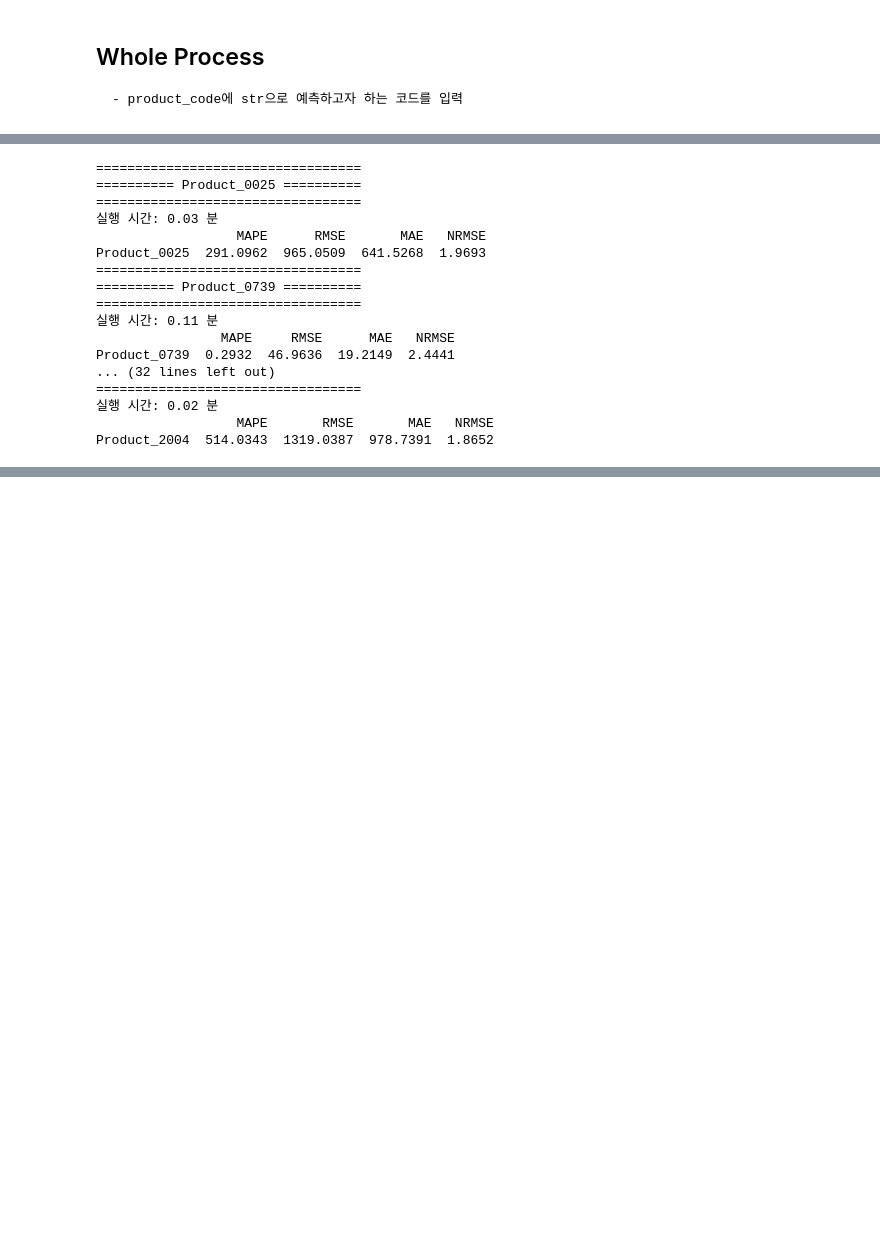
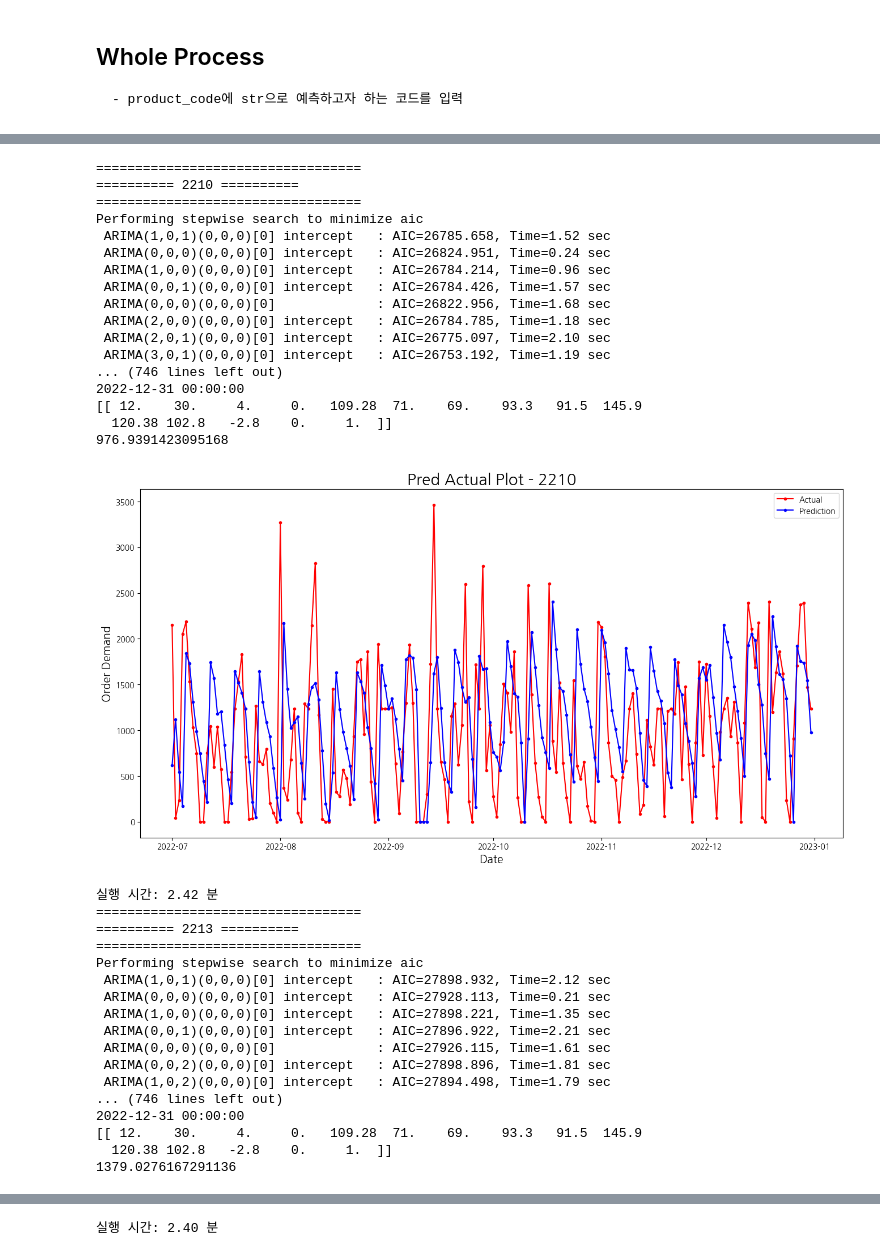
Before and after one commit to Hasaero/Demand_Forecasting_EEMD, a Jupyter notebook: ARIMA/ARIMA_Single.ipynb, the cells around one changed output, grey strips where cells are left out. Drawn from its saved outputs; the diff is of its cells as text; code cells hidden in the pictures; blank space fills up the shorter version.

Commit message:
ARIMAX_0929

```diff
--- a/ARIMA/ARIMA_Single.ipynb
+++ b/ARIMA/ARIMA_Single.ipynb
@@ -43,7 +43,7 @@ plt.rc('font', family='NanumGothic')
 # %% [markdown]
 ## Data Explore
 # %%
-df = pd.read_csv("../Data/JW_capstone.csv")
+df = pd.read_csv("../Data/All_capstone_df.csv")
 df['Date'] = pd.to_datetime(df['Date'])
 # %% [markdown]
 ---
@@ -71,9 +71,9 @@ def split_data(product_df):
 def ARIMA_single(product_df):
 
     train_df, test_df = split_data(product_df)
-
+    features = product_df.drop(['y', 'Date','Product', '년월'], axis=1).columns.tolist()
     predictions = []
-    best_model = auto_arima(train_df['y'],
+    best_model = auto_arima(train_df['y'], X=train_df[features],
                             start_p=1, start_q=1,
                             max_p=5, max_q=5,
                             max_d=2, trace=True,
@@ -81,16 +81,18 @@ def ARIMA_single(product_df):
 
     for test_date in test_df['Date']:
         print(test_date)
-        # test_date -= timedelta(days=1)
-        # Use data up to the day before the test date to train the model
-        train_until_test_df = product_df[product_df['Date'] < test_date]
 
-        # fitting the model with best(p,d,q)
-        best_model_fit = best_model.fit(train_until_test_df['y'])
+        test_date_prev_1 = test_date - pd.Timedelta(days=1)
+        train_until_test_df = product_df[product_df['Date'] <= test_date_prev_1]
 
-        # 1일 뒤의 값을 예측하고, 예측값에 새롭게 추가
-        prediction = best_model_fit.predict(n_periods=1).reset_index(drop=True)[0]
-        predictions.append(max(0, prediction))  # replace negative predictions with 0
+        best_model_fit = best_model.fit(train_until_test_df['y'], X=train_until_test_df[features])
+
+        # Using exogenous variables of the day before the test date for prediction
+        exog_for_pred = train_until_test_df[train_until_test_df['Date'] == test_date_prev_1][features].values.reshape(1, -1)
+        print(exog_for_pred)
+        prediction = best_model_fit.predict(n_periods=1, X=exog_for_pred).iloc[0]
+        print(prediction)
+        predictions.append(max(0, prediction))
 
     # Create a DataFrame to hold the result
     res_df = test_df.copy()
@@ -232,24 +238,45 @@ def execute_single_ARIMA(product_code):
 # %%
-for code in df['Product'].unique():
+all_metric = pd.DataFrame()
+
+for code in df['Product'].unique()[:2]:
     print("==================================")
     print(f"========== { code } ==========")
     print("==================================")
-    execute_single_ARIMA(code)
+    tmp_metric = execute_single_ARIMA(code)
+    all_metric = pd.concat([all_metric, tmp_metric])
 # %% [output]
 ==================================
-========== Product_0025 ==========
+========== 2210 ==========
 ==================================
-실행 시간: 0.03 분
-                  MAPE      RMSE       MAE   NRMSE
-Product_0025  291.0962  965.0509  641.5268  1.9693
-==================================
-========== Product_0739 ==========
-==================================
-실행 시간: 0.11 분
-                MAPE     RMSE      MAE   NRMSE
-Product_0739  0.2932  46.9636  19.2149  2.4441
-... (32 lines left out)
-==================================
-실행 시간: 0.02 분
-                  MAPE       RMSE       MAE   NRMSE
-Product_2004  514.0343  1319.0387  978.7391  1.8652
+Performing stepwise search to minimize aic
+ ARIMA(1,0,1)(0,0,0)[0] intercept   : AIC=26785.658, Time=1.52 sec
+ ARIMA(0,0,0)(0,0,0)[0] intercept   : AIC=26824.951, Time=0.24 sec
+ ARIMA(1,0,0)(0,0,0)[0] intercept   : AIC=26784.214, Time=0.96 sec
+ ARIMA(0,0,1)(0,0,0)[0] intercept   : AIC=26784.426, Time=1.57 sec
+ ARIMA(0,0,0)(0,0,0)[0]             : AIC=26822.956, Time=1.68 sec
+ ARIMA(2,0,0)(0,0,0)[0] intercept   : AIC=26784.785, Time=1.18 sec
+ ARIMA(2,0,1)(0,0,0)[0] intercept   : AIC=26775.097, Time=2.10 sec
+ ARIMA(3,0,1)(0,0,0)[0] intercept   : AIC=26753.192, Time=1.19 sec
+... (746 lines left out)
+2022-12-31 00:00:00
+[[ 12.    30.     4.     0.   109.28  71.    69.    93.3   91.5  145.9
+  120.38 102.8   -2.8    0.     1.  ]]
+976.9391423095168
+[figure, added]
+실행 시간: 2.42 분
+==================================
+========== 2213 ==========
+==================================
+Performing stepwise search to minimize aic
+ ARIMA(1,0,1)(0,0,0)[0] intercept   : AIC=27898.932, Time=2.12 sec
+ ARIMA(0,0,0)(0,0,0)[0] intercept   : AIC=27928.113, Time=0.21 sec
+ ARIMA(1,0,0)(0,0,0)[0] intercept   : AIC=27898.221, Time=1.35 sec
+ ARIMA(0,0,1)(0,0,0)[0] intercept   : AIC=27896.922, Time=2.21 sec
+ ARIMA(0,0,0)(0,0,0)[0]             : AIC=27926.115, Time=1.61 sec
+ ARIMA(0,0,2)(0,0,0)[0] intercept   : AIC=27898.896, Time=1.81 sec
+ ARIMA(1,0,2)(0,0,0)[0] intercept   : AIC=27894.498, Time=1.79 sec
+... (746 lines left out)
+2022-12-31 00:00:00
+[[ 12.    30.     4.     0.   109.28  71.    69.    93.3   91.5  145.9
+  120.38 102.8   -2.8    0.     1.  ]]
+1379.0276167291136
@@ -255,0 +284 @@ Product_2004  514.0343  1319.0387  978.7391  1.8652
+실행 시간: 2.40 분
```
Also changed, not shown: parts of 3 cells of this notebook, 3 other files.
